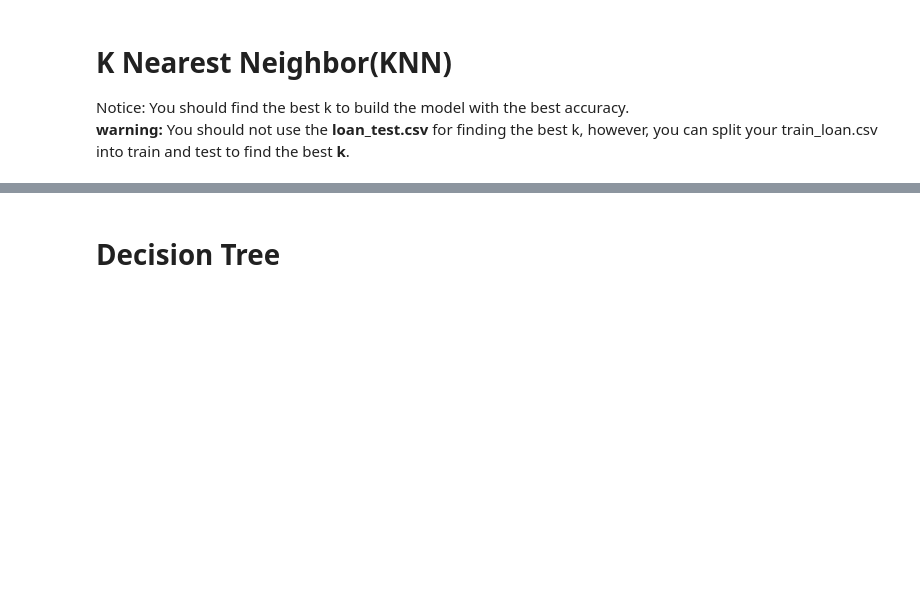
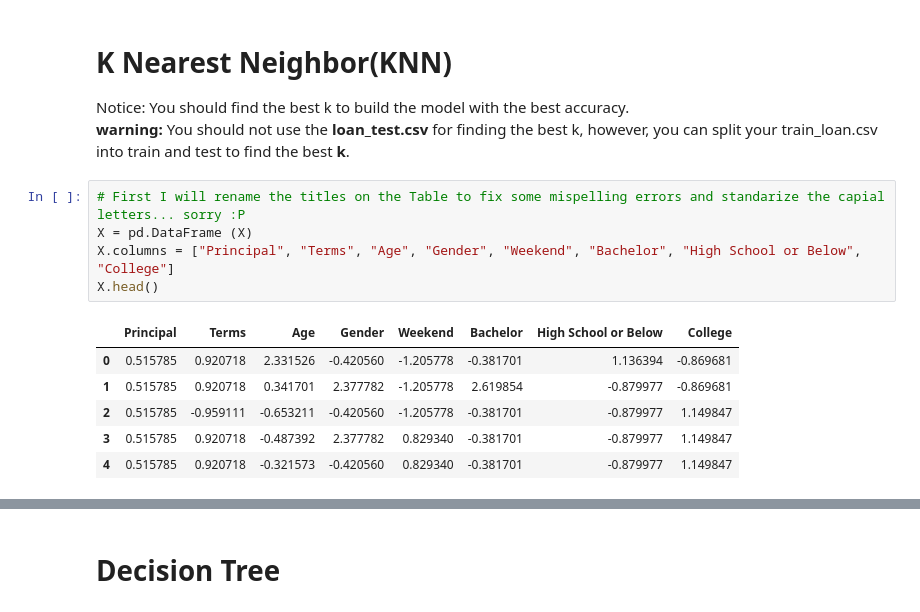
Before and after one commit to richerram/coursera, a Jupyter notebook: Week 6.ipynb, the cells around one changed output, grey strips where cells are left out. Saved outputs shown, nothing was run; the diff lists cells and outputs as text; blank space fills up the shorter version.

```diff
--- a/Week 6.ipynb
+++ b/Week 6.ipynb
@@ -285,3 +285,15 @@ __ Notice:__
 # K Nearest Neighbor(KNN)
 Notice: You should find the best k to build the model with the best accuracy.
 **warning:** You should not use the __loan_test.csv__ for finding the best k, however, you can split your train_loan.csv into train and test to find the best __k__.
+# %%
+# First I will rename the titles on the Table to fix some mispelling errors and standarize the capial letters... sorry :P
+X = pd.DataFrame (X)
+X.columns = ["Principal", "Terms", "Age", "Gender", "Weekend", "Bachelor", "High School or Below", "College"]
+X.head()
+# %% [output]
+|  | Principal | Terms | Age | Gender | Weekend | Bachelor | High School or Below | College |
+| 0 | 0.515785 | 0.920718 | 2.331526 | -0.420560 | -1.205778 | -0.381701 | 1.136394 | -0.869681 |
+| 1 | 0.515785 | 0.920718 | 0.341701 | 2.377782 | -1.205778 | 2.619854 | -0.879977 | -0.869681 |
+| 2 | 0.515785 | -0.959111 | -0.653211 | -0.420560 | -1.205778 | -0.381701 | -0.879977 | 1.149847 |
+| 3 | 0.515785 | 0.920718 | -0.487392 | 2.377782 | 0.829340 | -0.381701 | -0.879977 | 1.149847 |
+| 4 | 0.515785 | 0.920718 | -0.321573 | -0.420560 | 0.829340 | -0.381701 | -0.879977 | 1.149847 |
```
Also changed, not shown: parts of 4 cells of this notebook.
